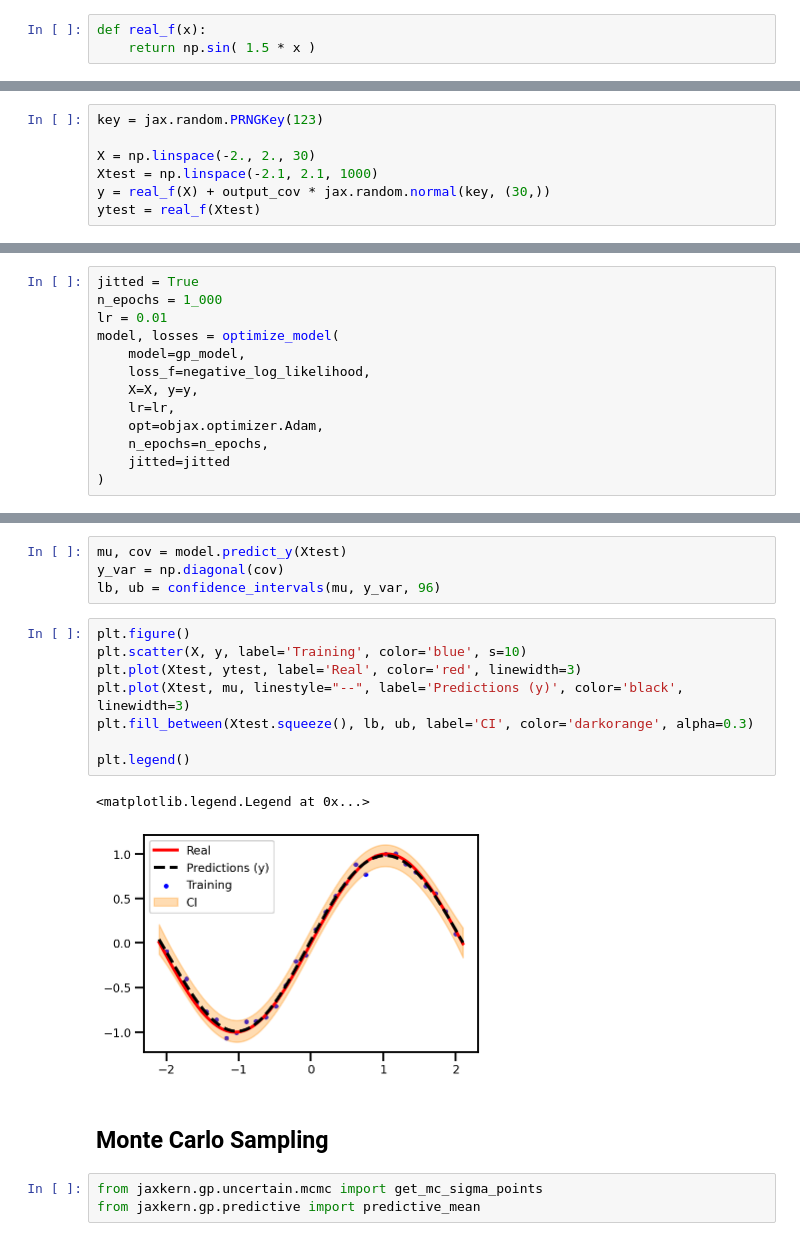
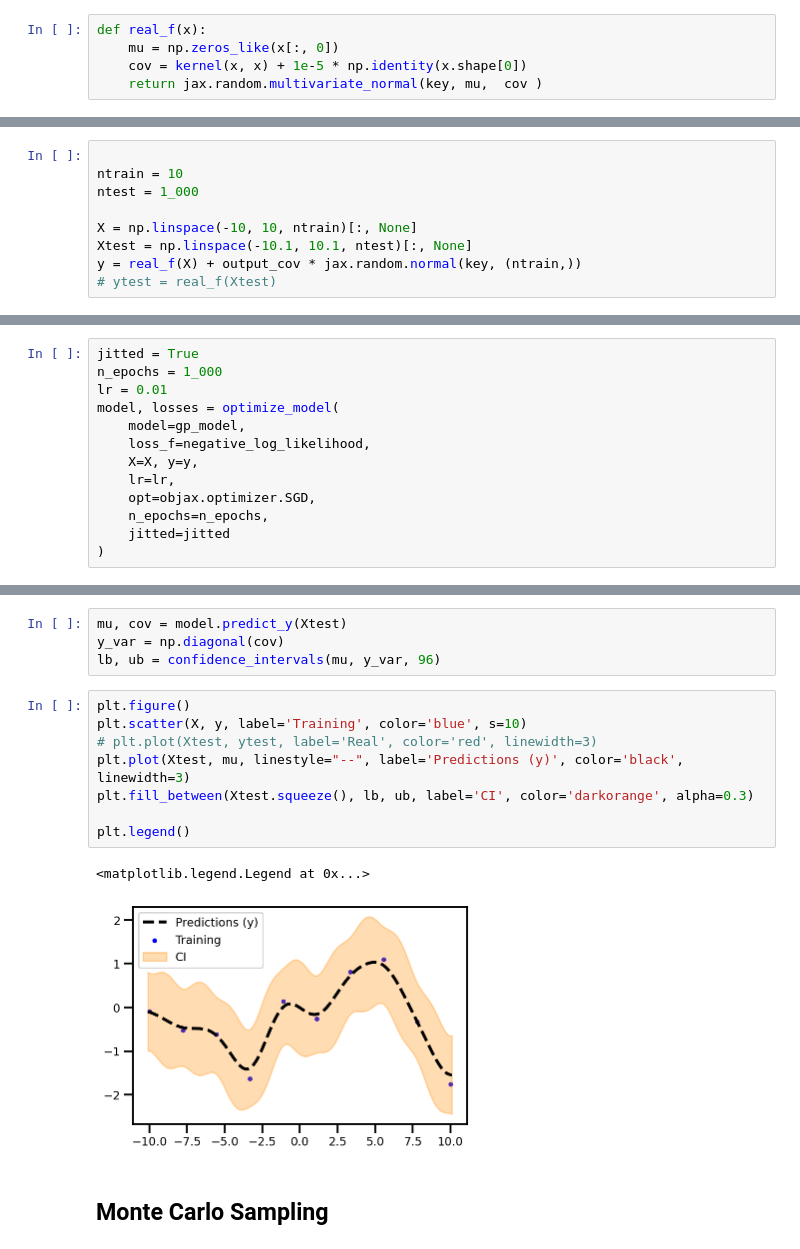
Before and after one commit to IPL-UV/jaxkern, a Jupyter notebook: notebooks/uncategorized/gps/gp_posterior.ipynb, the cells around one changed output, grey strips where cells are left out. Cells and saved outputs as stored; diff of their text form.

```diff
--- a/notebooks/uncategorized/gps/gp_posterior.ipynb
+++ b/notebooks/uncategorized/gps/gp_posterior.ipynb
@@ -47,6 +48,8 @@ input_cov = 0.3
 
 output_cov = 0.05
 X, y, Xtest, ytest = near_square_wave(ntrain, ntest, input_cov, output_cov)
-# %%
-def real_f(x):
-    return np.sin( 1.5 * x )
+# %%
+def real_f(x):
+    mu = np.zeros_like(x[:, 0])
+    cov = kernel(x, x) + 1e-5 * np.identity(x.shape[0])
+    return jax.random.multivariate_normal(key, mu,  cov )
@@ -53,9 +65,11 @@ def real_f(x):
 # %%
-key = jax.random.PRNGKey(123)
 
-X = np.linspace(-2., 2., 30)
-Xtest = np.linspace(-2.1, 2.1, 1000)
-y = real_f(X) + output_cov * jax.random.normal(key, (30,))
-ytest = real_f(Xtest)
+ntrain = 10
+ntest = 1_000
+
+X = np.linspace(-10, 10, ntrain)[:, None]
+Xtest = np.linspace(-10.1, 10.1, ntest)[:, None]
+y = real_f(X) + output_cov * jax.random.normal(key, (ntrain,))
+# ytest = real_f(Xtest)
 # %%
 plt.scatter(X, y, color='red')
@@ -107,7 +121,7 @@ model, losses = optimize_model(
     loss_f=negative_log_likelihood,
     X=X, y=y,
     lr=lr,
-    opt=objax.optimizer.Adam,
+    opt=objax.optimizer.SGD,
     n_epochs=n_epochs,
     jitted=jitted
 )
@@ -149,16 +163,13 @@ lb, ub = confidence_intervals(mu, y_var, 96)
 # %%
 plt.figure()
 plt.scatter(X, y, label='Training', color='blue', s=10)
-plt.plot(Xtest, ytest, label='Real', color='red', linewidth=3)
+# plt.plot(Xtest, ytest, label='Real', color='red', linewidth=3)
 plt.plot(Xtest, mu, linestyle="--", label='Predictions (y)', color='black', linewidth=3)
 plt.fill_between(Xtest.squeeze(), lb, ub, label='CI', color='darkorange', alpha=0.3)
 
 plt.legend()
 # %% [output]
 <matplotlib.legend.Legend at 0x...>
-[figure, old version]
+[figure, new version]
 # %% [markdown]
 ## Monte Carlo Sampling
-# %%
-from jaxkern.gp.uncertain.mcmc import get_mc_sigma_points
-from jaxkern.gp.predictive import predictive_mean
```
Also changed, not shown: parts of 52 cells of this notebook, 16 other files.
